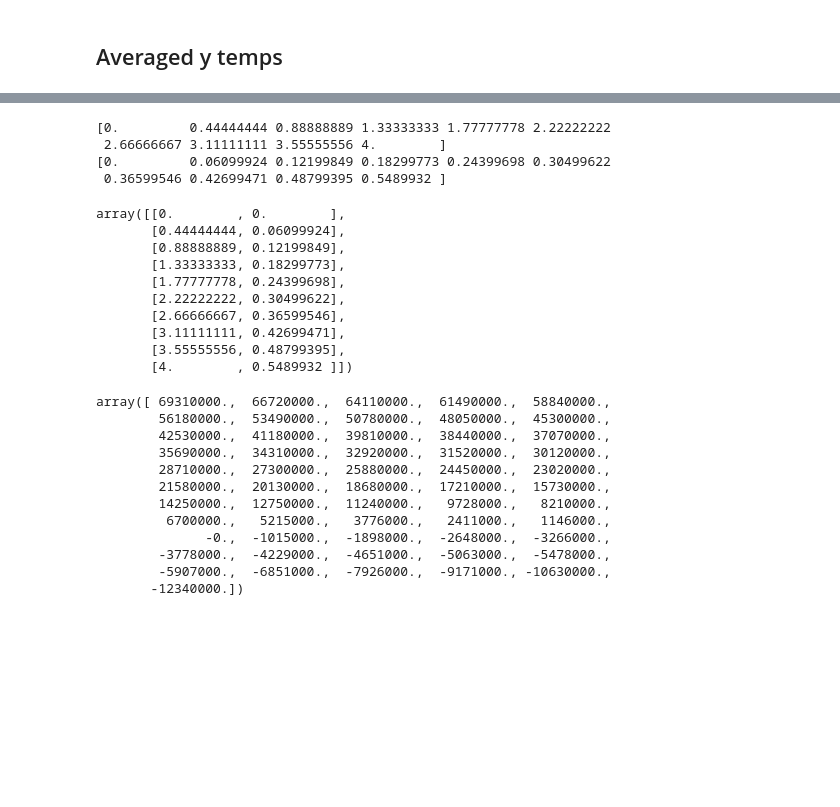
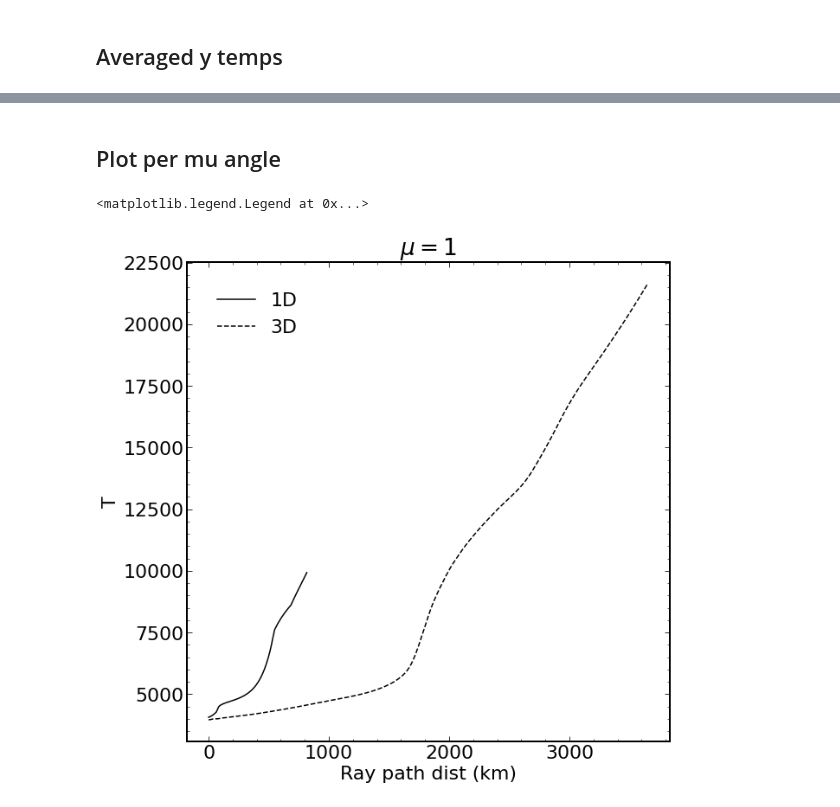
Before and after one commit to nohg/SiliconM3DAnalysis, a Jupyter notebook: Temp_depth.ipynb, the cells around one changed output, grey strips where cells are left out. Cells and saved outputs as stored; diff of their text form; code cells hidden in the pictures; blank space fills up the shorter version.

```diff
--- a/Temp_depth.ipynb
+++ b/Temp_depth.ipynb
@@ -265,13 +270,0 @@ ymean_temp1D = np.mean(atmo_1DNLTE.temp, axis=1)
-# %%
-xx = np.linspace(0,atmo_1DNLTE.nx-1,10)
-h = (xx*dx_1D)/(np.cos(0.201))
-print(xx)
-zz = xx*(dx_1D/dz_1D)*np.tan(0.201)
-print(zz)
-# grid_coords = np.array(list(zip(xx,zz)))
-grid_coords = np.column_stack((xx,zz))
-# %% [output]
-[0.         0.44444444 0.88888889 1.33333333 1.77777778 2.22222222
- 2.66666667 3.11111111 3.55555556 4.        ]
-[0.         0.06099924 0.12199849 0.18299773 0.24399698 0.30499622
- 0.36599546 0.42699471 0.48799395 0.5489932 ]
@@ -286,13 +270,0 @@ while np.max(zz+zz[-1]*i) < atmo_1DNLTE.nz-1:
-# %%
-np.column_stack((xx,zz_array[0][:]))
-# %% [output]
-array([[0.        , 0.        ],
-       [0.44444444, 0.06099924],
-       [0.88888889, 0.12199849],
-       [1.33333333, 0.18299773],
-       [1.77777778, 0.24399698],
-       [2.22222222, 0.30499622],
-       [2.66666667, 0.36599546],
-       [3.11111111, 0.42699471],
-       [3.55555556, 0.48799395],
-       [4.        , 0.5489932 ]])
@@ -307,15 +270,0 @@ for s, thiszz in enumerate(zz_array):
-# %%
-run_1DNLTE.widthz
-# %% [output]
-array([ 69310000.,  66720000.,  64110000.,  61490000.,  58840000.,
-        56180000.,  53490000.,  50780000.,  48050000.,  45300000.,
-        42530000.,  41180000.,  39810000.,  38440000.,  37070000.,
-        35690000.,  34310000.,  32920000.,  31520000.,  30120000.,
-        28710000.,  27300000.,  25880000.,  24450000.,  23020000.,
-        21580000.,  20130000.,  18680000.,  17210000.,  15730000.,
-        14250000.,  12750000.,  11240000.,   9728000.,   8210000.,
-         6700000.,   5215000.,   3776000.,   2411000.,   1146000.,
-              -0.,  -1015000.,  -1898000.,  -2648000.,  -3266000.,
-        -3778000.,  -4229000.,  -4651000.,  -5063000.,  -5478000.,
-        -5907000.,  -6851000.,  -7926000.,  -9171000., -10630000.,
-       -12340000.])
@@ -326 +271,15 @@ ray_dist_1D_mu1 = ray_dist_1D_mu1[::-1]
+# %% [markdown]
+## Plot per mu angle
+# %%
+fig, ax = plt.subplots(1, figsize=(10,10))
+ax.plot(ray_dist_mu1_1D * 1e-5 ,temp_hav_1D, label='1D', color='k' , linestyle='-')
+ax.plot(ray_dist_mu1_3D * 1e-5 ,temp_hav_3D,  label='3D', color='k' , linestyle='--')
+ax.set_ylabel('T')
+ax.set_xlabel('Ray path dist (km)')
+ax.set_title('$\mu = 1$')
+
+ax.legend()
+# %% [output]
+<matplotlib.legend.Legend at 0x...>
+[figure, added]
 # %%
```
Also changed, not shown: parts of 15 cells of this notebook.
